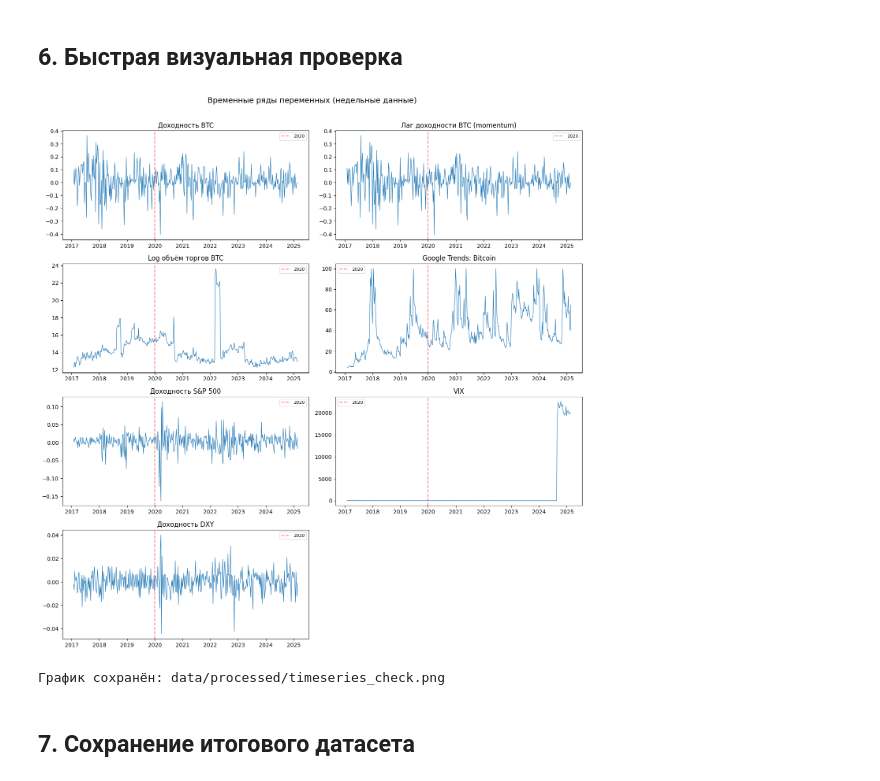
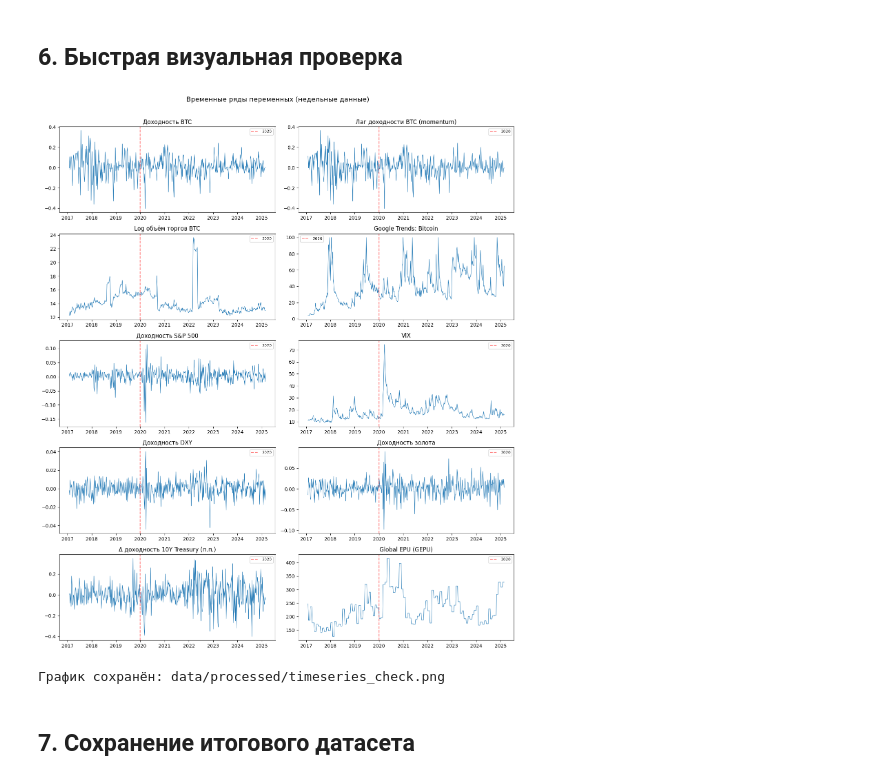
Before and after one commit to kirillukashev/diploma_bitcoin_research, a Jupyter notebook: notebooks/01_data_collection.ipynb, the cells around one changed output. Drawn from its saved outputs; the diff is of its cells as text; code cells hidden in the pictures.

```diff
--- a/notebooks/01_data_collection.ipynb
+++ b/notebooks/01_data_collection.ipynb
@@ -147,0 +152,7 @@ DXY: 2017-01-02 — 2025-02-28, строк: 2123
+# %%
+gold = parse_investing_csv(RAW_DIR + 'gold.csv')
+gold = gold[['Price']].rename(columns={'Price': 'gold_close'})
+
+print(f'Gold: {gold.index.min().date()} — {gold.index.max().date()}, строк: {len(gold)}')
+print(f'Пропуски: {gold.isnull().sum().to_dict()}')
+gold.tail(3)
@@ -203,16 +270,22 @@ btc_w = btc.resample('W-SUN').agg({'btc_close': 'last', 'btc_volume': 'sum'})
 sp500_w = sp500.resample('W-SUN').agg({'sp500_close': 'last'})
 vix_w = vix.resample('W-SUN').agg({'vix_close': 'mean'})
 dxy_w = dxy.resample('W-SUN').agg({'dxy_close': 'last'})
+gold_w = gold.resample('W-SUN').agg({'gold_close': 'last'})
+dgs10_w = dgs10.resample('W-SUN').agg({'DGS10': 'last'})
 
-# Для S&P 500 и VIX: в выходные нет торгов → forward fill (максимум 5 дней)
+# В выходные нет торгов → forward fill на недельной сетке (как для индексов)
 sp500_w['sp500_close'] = sp500_w['sp500_close'].ffill(limit=1)
 vix_w['vix_close'] = vix_w['vix_close'].ffill(limit=1)
 dxy_w['dxy_close'] = dxy_w['dxy_close'].ffill(limit=1)
+gold_w['gold_close'] = gold_w['gold_close'].ffill(limit=1)
+dgs10_w['DGS10'] = dgs10_w['DGS10'].ffill(limit=1)
 
 print(f'BTC недельный: {len(btc_w)} наблюдений')
 print(f'S&P 500 недельный: {len(sp500_w)} наблюдений')
 print(f'VIX недельный: {len(vix_w)} наблюдений')
 print(f'DXY недельный: {len(dxy_w)} наблюдений')
+print(f'Gold недельный: {len(gold_w)} наблюдений')
+print(f'DGS10 недельный: {len(dgs10_w)} наблюдений')
 print(f'Google Trends: {len(gt)} наблюдений')
 # %% [output]
 BTC недельный: 425 наблюдений
@@ -227,6 +302,10 @@ Google Trends: 428 наблюдений
 btc_w['r_btc'] = log_return(btc_w['btc_close'])
 sp500_w['r_sp500'] = log_return(sp500_w['sp500_close'])
 dxy_w['r_dxy'] = log_return(dxy_w['dxy_close'])
+gold_w['r_gold'] = log_return(gold_w['gold_close'])
+
+# Недельное изменение доходности 10Y (уровень FRED в процентах; diff — в тех же единицах, п.п.)
+dgs10_w['d_yield_10y'] = dgs10_w['DGS10'].diff()
 
 # Логарифм объёма BTC (исключаем нули перед логарифмированием)
 btc_w['log_volume_btc'] = np.log(btc_w['btc_volume'].replace(0, np.nan))
@@ -245,10 +324,12 @@ btc_vars = btc_w[['r_btc', 'log_volume_btc']]
 sp500_vars = sp500_w[['r_sp500']]
 vix_vars = vix_w[['vix']]
 dxy_vars = dxy_w[['r_dxy']]
+gold_vars = gold_w[['r_gold']]
+yield_vars = dgs10_w[['d_yield_10y']]
 gt_vars = gt[['google_trends']]
 
-# Объединяем по индексу (inner join — только недели, где есть все данные)
-df = btc_vars.join([sp500_vars, vix_vars, dxy_vars], how='left')
+# Объединяем по индексу
+df = btc_vars.join([sp500_vars, vix_vars, dxy_vars, gold_vars, yield_vars], how='left')
 
 # Google Trends: ближайшее совпадение (merge_asof по дате)
 df = df.reset_index().rename(columns={'Date': 'date'})
@@ -262,6 +343,9 @@ df = pd.merge_asof(
 )
 df = df.set_index('date')
 
+# EPU: месяц по дате воскресенья недели (W-SUN)
+df['epu'] = df.index.to_period('M').map(epu_by_month)
+
 # Лаг доходности BTC (momentum)
 df['r_btc_lag'] = df['r_btc'].shift(1)
 
@@ -269,7 +353,10 @@ df['r_btc_lag'] = df['r_btc'].shift(1)
 df = df.loc['2017-01-01':'2025-03-01']
 
 # Убираем строки с пропусками в ключевых переменных
-key_vars = ['r_btc', 'r_btc_lag', 'log_volume_btc', 'google_trends', 'r_sp500', 'vix', 'r_dxy']
+key_vars = [
+    'r_btc', 'r_btc_lag', 'log_volume_btc', 'google_trends',
+    'r_sp500', 'vix', 'r_dxy', 'r_gold', 'd_yield_10y', 'epu',
+]
 df_clean = df[key_vars].dropna()
 
 print(f'Итоговый датасет: {len(df_clean)} наблюдений')
@@ -302,35 +392,35 @@ df_clean.head(5)
 # %% [markdown]
 ## 6. Быстрая визуальная проверка
 # %%
-fig, axes = plt.subplots(4, 2, figsize=(14, 14))
+fig, axes = plt.subplots(5, 2, figsize=(14, 16))
 fig.suptitle('Временные ряды переменных (недельные данные)', fontsize=14, y=1.01)
 
 vars_titles = [
     ('r_btc', 'Доходность BTC'),
     ('r_btc_lag', 'Лаг доходности BTC (momentum)'),
     ('log_volume_btc', 'Log объём торгов BTC'),
     ('google_trends', 'Google Trends: Bitcoin'),
     ('r_sp500', 'Доходность S&P 500'),
     ('vix', 'VIX'),
     ('r_dxy', 'Доходность DXY'),
+    ('r_gold', 'Доходность золота'),
+    ('d_yield_10y', 'Δ доходность 10Y Treasury (п.п.)'),
+    ('epu', 'Global EPU (GEPU)'),
 ]
 
 axes_flat = axes.flatten()
 for i, (var, title) in enumerate(vars_titles):
     axes_flat[i].plot(df_clean.index, df_clean[var], linewidth=0.8)
     axes_flat[i].set_title(title)
     axes_flat[i].axvline(pd.Timestamp('2020-01-01'), color='red', linestyle='--', alpha=0.5, label='2020')
     axes_flat[i].legend(fontsize=8)
 
-# Убираем лишний subplot
-axes_flat[-1].set_visible(False)
-
 plt.tight_layout()
 plt.savefig('../data/processed/timeseries_check.png', dpi=100, bbox_inches='tight')
 plt.show()
 print('График сохранён: data/processed/timeseries_check.png')
 # %% [output]
-[figure, old version]
+[figure, new version]
 График сохранён: data/processed/timeseries_check.png
 # %% [markdown]
 ## 7. Сохранение итогового датасета
```
Also changed, not shown: parts of 15 cells of this notebook, 21 other files.
